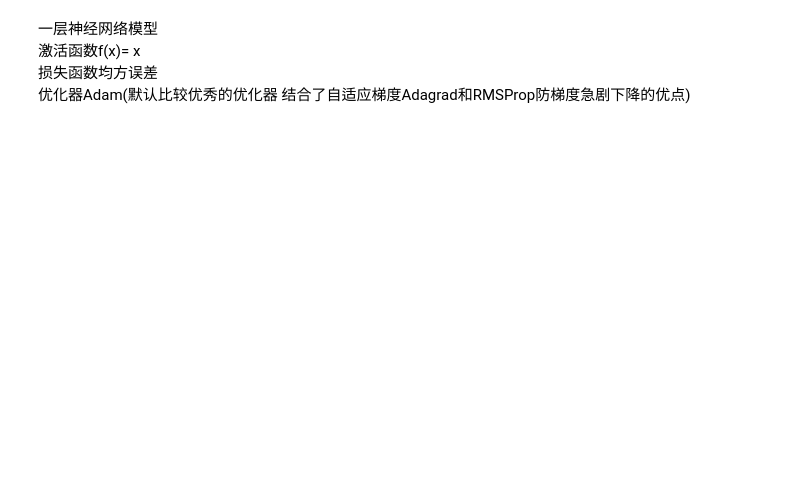
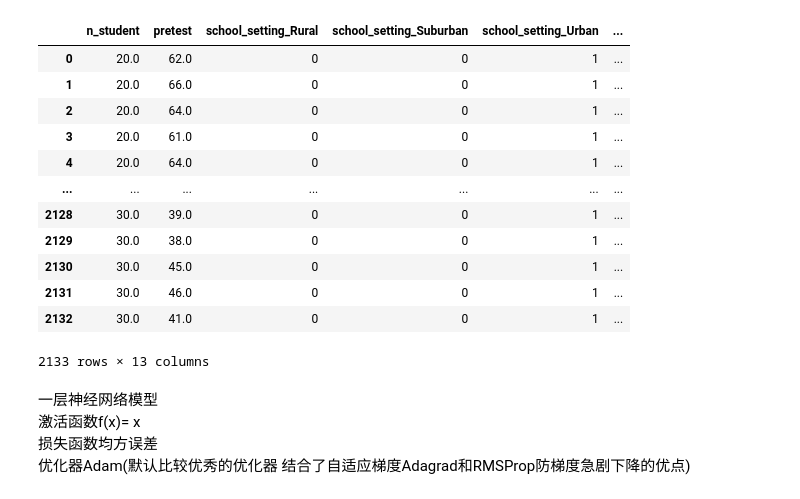
Before and after one commit to LOVEMOSTISBUG/ML, a Jupyter notebook: tensorflow_achieve/单层神经网络_多元线性回归与各个优化器的测试与评估.ipynb, the cells around one changed output. Drawn from its saved outputs; the diff is of its cells as text; code cells hidden in the pictures; blank space fills up the shorter version.

```diff
--- a/tensorflow_achieve/单层神经网络_多元线性回归与各个优化器的测试与评估.ipynb
+++ b/tensorflow_achieve/单层神经网络_多元线性回归与各个优化器的测试与评估.ipynb
@@ -6,8 +6,23 @@ import pandas as pd
 # %%
 orig_data = pd.read_csv("data_set/从11个特征预测学生的测试分数.csv")
 X , Y = orig_data.iloc[:,0:10] , orig_data.iloc[:,-1] #切片
 X = X.drop(columns=["school","classroom","student_id"],axis=1)#按列丢弃无关项
 X = pd.get_dummies(X,columns=["school_setting","school_type","teaching_method","gender","lunch"],dtype=int)#独热编码 #orig_data.iloc[0:5,] X.iloc[0:5,]
+X
+# %% [output]
+|  | n_student | pretest | school_setting_Rural | school_setting_Suburban | school_setting_Urban | ... |
+| 0 | 20.0 | 62.0 | 0 | 0 | 1 | ... |
+| 1 | 20.0 | 66.0 | 0 | 0 | 1 | ... |
+| 2 | 20.0 | 64.0 | 0 | 0 | 1 | ... |
+| 3 | 20.0 | 61.0 | 0 | 0 | 1 | ... |
+| 4 | 20.0 | 64.0 | 0 | 0 | 1 | ... |
+| ... | ... | ... | ... | ... | ... | ... |
+| 2128 | 30.0 | 39.0 | 0 | 0 | 1 | ... |
+| 2129 | 30.0 | 38.0 | 0 | 0 | 1 | ... |
+| 2130 | 30.0 | 45.0 | 0 | 0 | 1 | ... |
+| 2131 | 30.0 | 46.0 | 0 | 0 | 1 | ... |
+| 2132 | 30.0 | 41.0 | 0 | 0 | 1 | ... |
+2133 rows × 13 columns
 # %% [markdown]
 一层神经网络模型
 激活函数f(x)= x
```
Also changed, not shown: parts of 4 cells of this notebook, 21 other files.
